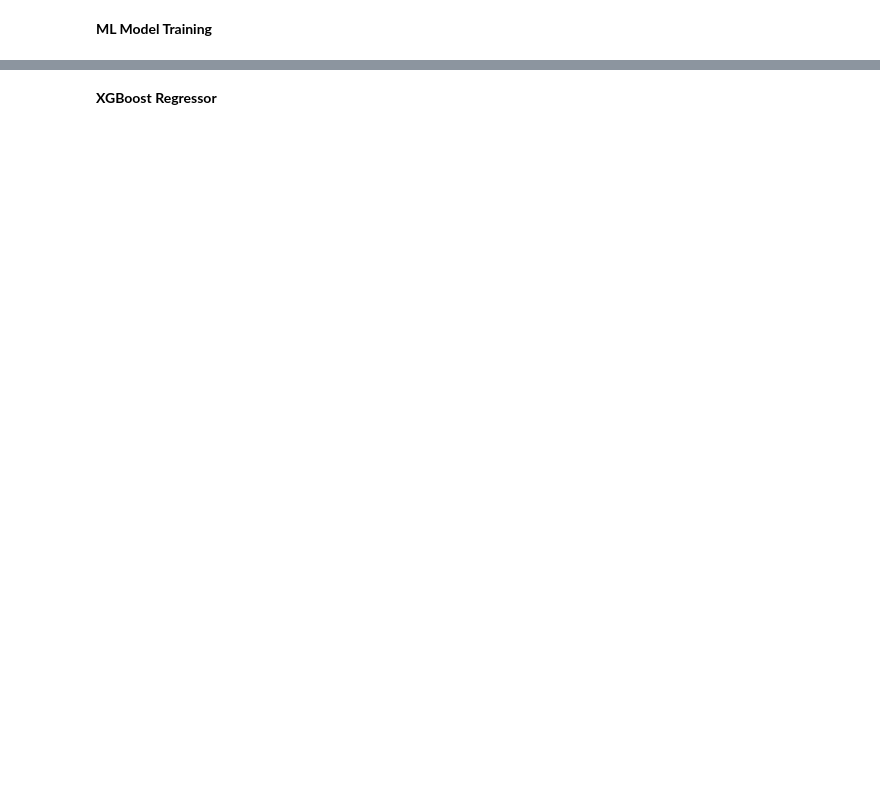
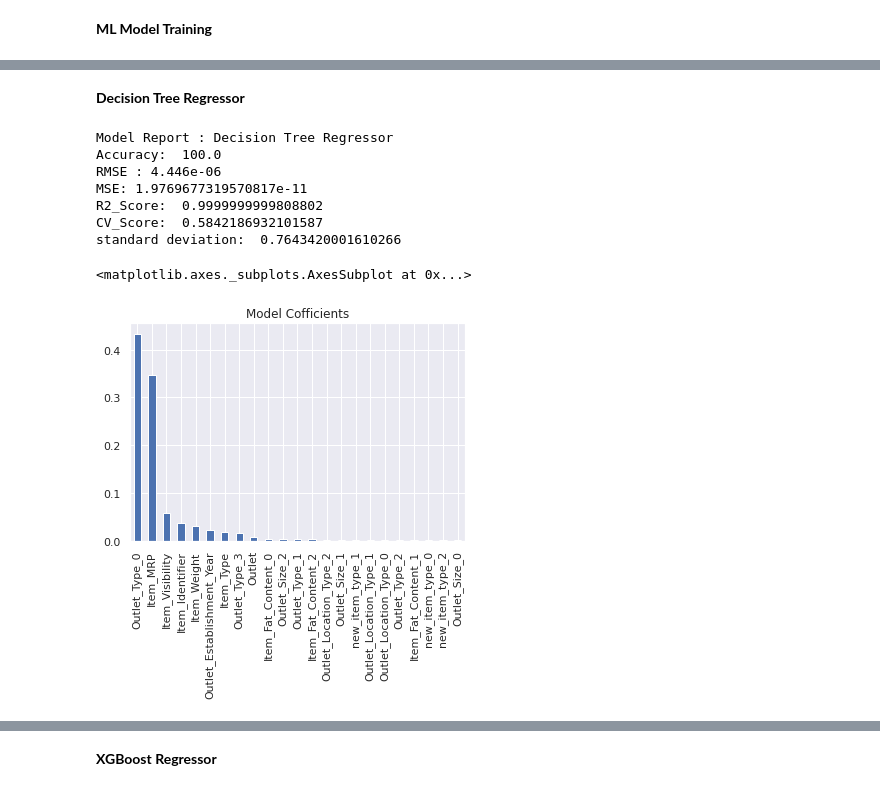
Before and after one commit to istiaksaif/CSE445_BigMart_Sales_Prediction, a Jupyter notebook: MLProject(BigMart).ipynb, the cells around one changed output, grey strips where cells are left out. Cells and saved outputs as stored; diff of their text form; code cells hidden in the pictures; blank space fills up the shorter version.

```diff
--- a/MLProject(BigMart).ipynb
+++ b/MLProject(BigMart).ipynb
@@ -523,0 +655,19 @@ print(x.shape, x_train.shape, x_test.shape)
+# %% [markdown]
+**Decision Tree Regressor**
+# %%
+from sklearn.tree import DecisionTreeRegressor
+model = DecisionTreeRegressor()
+print("Model Report : Decision Tree Regressor")
+train(model, x_train, y_train)
+coef = pd.Series(model.feature_importances_, x.columns).sort_values(ascending=False)
+coef.plot(kind='bar',title="Model Cofficients")
+# %% [output]
+Model Report : Decision Tree Regressor
+Accuracy:  100.0
+RMSE : 4.446e-06
+MSE: 1.9769677319570817e-11
+R2_Score:  0.9999999999808802
+CV_Score:  0.5842186932101587
+standard deviation:  0.7643420001610266
+<matplotlib.axes._subplots.AxesSubplot at 0x...>
+[figure, added]
```
Also changed, not shown: parts of 41 cells of this notebook.
